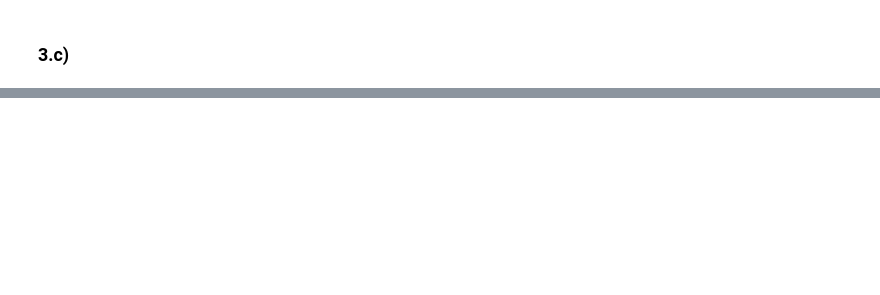
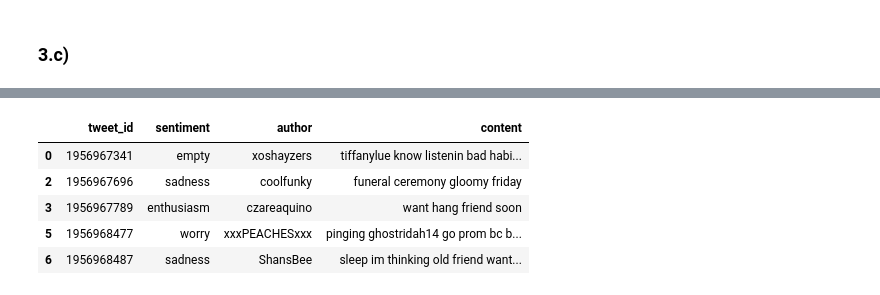
Before and after one commit to GabrielValenzuelaLorca/tarea2maquinas, a Jupyter notebook: Tarea 2.ipynb, the cells around one changed output, grey strips where cells are left out. Drawn from its saved outputs; the diff is of its cells as text; code cells hidden in the pictures; blank space fills up the shorter version.

```diff
--- a/Tarea 2.ipynb
+++ b/Tarea 2.ipynb
@@ -327,0 +326,42 @@ import nltk
+# %%
+import string
+import nltk
+
+pd.options.mode.chained_assignment = None
+
+nltk.download('wordnet')
+#nltk.download('stopwords')
+
+def normalizar( df ):
+
+    #definir lemmatizer
+    lemmatizer = WordNetLemmatizer()
+
+    ##hay varios algoritmos de stemmer.
+    # http://textminingonline.com/dive-into-nltk-part-iv-stemming-and-lemmatization
+    #from nltk.stem.porter import PorterStemmer
+    #stemmer = PorterStemmer()
+
+    #descargar y definir stop words
+
+    #stop = stopwords.words('english')
+
+    #minusculas
+    df['content'] = df['content'].str.lower()
+
+    #remover puntuacion
+    df['content'] = df['content'].str.replace('[^\w\s]',' ')
+
+    #remove stopwords
+    df['content'] = df['content'].apply(lambda x: ' '.join([word for word in x.split() if word not in (stop)]))
+
+    #stemming or lematize
+    df['content'] = df['content'].apply(lambda x : filter(None,x.split(" ")))
+    df['content'] = df['content'].apply(lambda x : [lemmatizer.lemmatize(y) for y in x]) #lematize
+    #df['content'] = df['content'].apply(lambda x : [stemmer.stem(y) for y in x]) #stem
+    df['content'] = df['content'].apply(lambda x : " ".join(x))
+    return
+
+normalizar(df_train)
+df_train.head()
+# %% [output]
@@ -327,0 +370,6 @@ import nltk
+|  | tweet_id | sentiment | author | content |
+| 0 | 1956967341 | empty | xoshayzers | tiffanylue know listenin bad habi... |
+| 2 | 1956967696 | sadness | coolfunky | funeral ceremony gloomy friday |
+| 3 | 1956967789 | enthusiasm | czareaquino | want hang friend soon |
+| 5 | 1956968477 | worry | xxxPEACHESxxx | pinging ghostridah14 go prom bc b... |
+| 6 | 1956968487 | sadness | ShansBee | sleep im thinking old friend want... |
```
Also changed, not shown: parts of 4 cells of this notebook.
